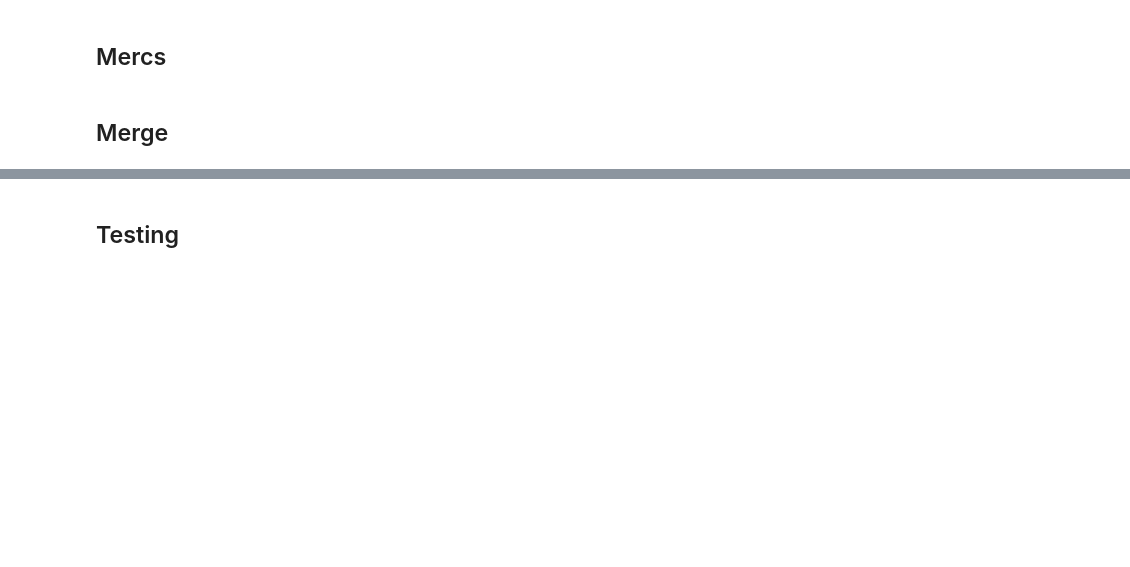
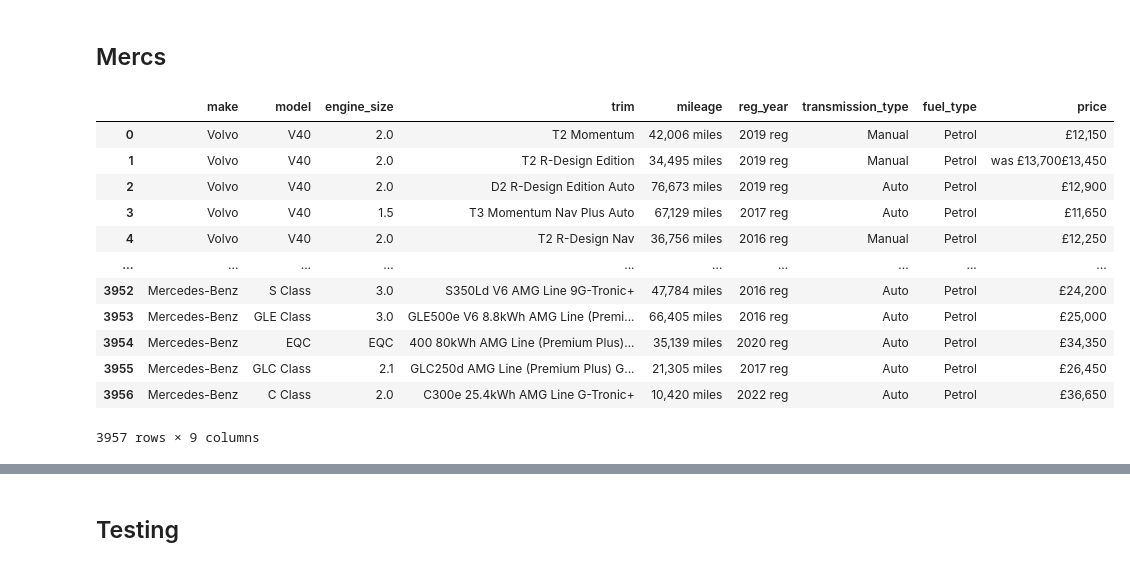
Before and after one commit to rafirahman27/Capstone_Project, a Jupyter notebook: Code/Data Collection v2.ipynb, the cells around one changed output, grey strips where cells are left out. Cells and saved outputs as stored; diff of their text form; code cells hidden in the pictures; blank space fills up the shorter version.

```diff
--- a/Code/Data Collection v2.ipynb
+++ b/Code/Data Collection v2.ipynb
@@ -183,4 +187,9 @@ pages
 # %% [markdown]
 ## Mercs
-# %% [markdown]
-## Merge
+# %%
+url = 'https://www.cazoo.co.uk/cars/mercedes-benz/'
+res = requests.get(url)
+soup = BeautifulSoup(res.content, 'html.parser')
+table = soup.find(attrs={'class':"resultsstyles__ResultsList-sc-11kjmxu-0 ezjHRs"})
+tbody = table.find_all('li')
+tbody = tbody[2:]
@@ -186,0 +220,49 @@ pages
+# %%
+for i in range(2, 7):
+    url = 'https://www.cazoo.co.uk/cars/mercedes-benz/?page=' + str(i)
+    res = requests.get(url)
+    soup = BeautifulSoup(res.content, 'html.parser')
+    table = soup.find(attrs={'class':"resultsstyles__ResultsList-sc-11kjmxu-0 ezjHRs"})
+    tbody = table.find_all('li')
+    tbody = tbody[2:]
+    for tr in tbody:
+        make_model = tr.find(attrs={'data-test-id':'card-title'}).text
+        makemod = make_model.split()
+        make = makemod[0]
+        model = ' '.join(makemod[1:])
+        version = tr.find(attrs={'class':'vehicle-cardstyles__DisplayVariant-sc-1bxv5iu-9 fxjZPj'}).text
+        version = version.split()
+        engine = ''.join(version[0])
+        trim = " ".join(version[1:])
+        dets = tr.find_all(attrs={'data-test-id':'tags'})
+        details = dets[0]
+        details_str = str(details)  # Convert the first object in the list to a string
+        matches = re.findall(r'(\d[\d,]* miles|\d{4} reg|Auto|Manual|Petrol|Diesel|Hybrid|\
+        Electric)', details_str)
+        trans = matches[2] if 'Auto' in matches[2] or 'Manual' in matches[2] else None
+        mileage = matches[0] if 'miles' in matches[0] else None
+        registration = matches[1] if 'reg' in matches[1] else None
+
+        price = tr.find(attrs={'data-test-id':'card-pricing-full-price-gb'}).text
+        vehicle = {'make':make, 'model': model, 'engine_size':engine,'trim':trim, 'mileage':mileage,
+               'reg_year':registration, 'transmission_type':trans, 'fuel_type':fuel_type,
+               'price':price
+              }
+        vehicles.append(vehicle)
+# %%
+p1s = pd.DataFrame(vehicles)
+p1s
+# %% [output]
+|  | make | model | engine_size | trim | mileage | reg_year | transmission_type | fuel_type | price |
+| 0 | Volvo | V40 | 2.0 | T2 Momentum | 42,006 miles | 2019 reg | Manual | Petrol | £12,150 |
+| 1 | Volvo | V40 | 2.0 | T2 R-Design Edition | 34,495 miles | 2019 reg | Manual | Petrol | was £13,700£13,450 |
+| 2 | Volvo | V40 | 2.0 | D2 R-Design Edition Auto | 76,673 miles | 2019 reg | Auto | Petrol | £12,900 |
+| 3 | Volvo | V40 | 1.5 | T3 Momentum Nav Plus Auto | 67,129 miles | 2017 reg | Auto | Petrol | £11,650 |
+| 4 | Volvo | V40 | 2.0 | T2 R-Design Nav | 36,756 miles | 2016 reg | Manual | Petrol | £12,250 |
+| ... | ... | ... | ... | ... | ... | ... | ... | ... | ... |
+| 3952 | Mercedes-Benz | S Class | 3.0 | S350Ld V6 AMG Line 9G-Tronic+ | 47,784 miles | 2016 reg | Auto | Petrol | £24,200 |
+| 3953 | Mercedes-Benz | GLE Class | 3.0 | GLE500e V6 8.8kWh AMG Line (Premi... | 66,405 miles | 2016 reg | Auto | Petrol | £25,000 |
+| 3954 | Mercedes-Benz | EQC | EQC | 400 80kWh AMG Line (Premium Plus)... | 35,139 miles | 2020 reg | Auto | Petrol | £34,350 |
+| 3955 | Mercedes-Benz | GLC Class | 2.1 | GLC250d AMG Line (Premium Plus) G... | 21,305 miles | 2017 reg | Auto | Petrol | £26,450 |
+| 3956 | Mercedes-Benz | C Class | 2.0 | C300e 25.4kWh AMG Line G-Tronic+ | 10,420 miles | 2022 reg | Auto | Petrol | £36,650 |
+3957 rows × 9 columns
```
Also changed, not shown: parts of 20 cells of this notebook, 3 other files.
